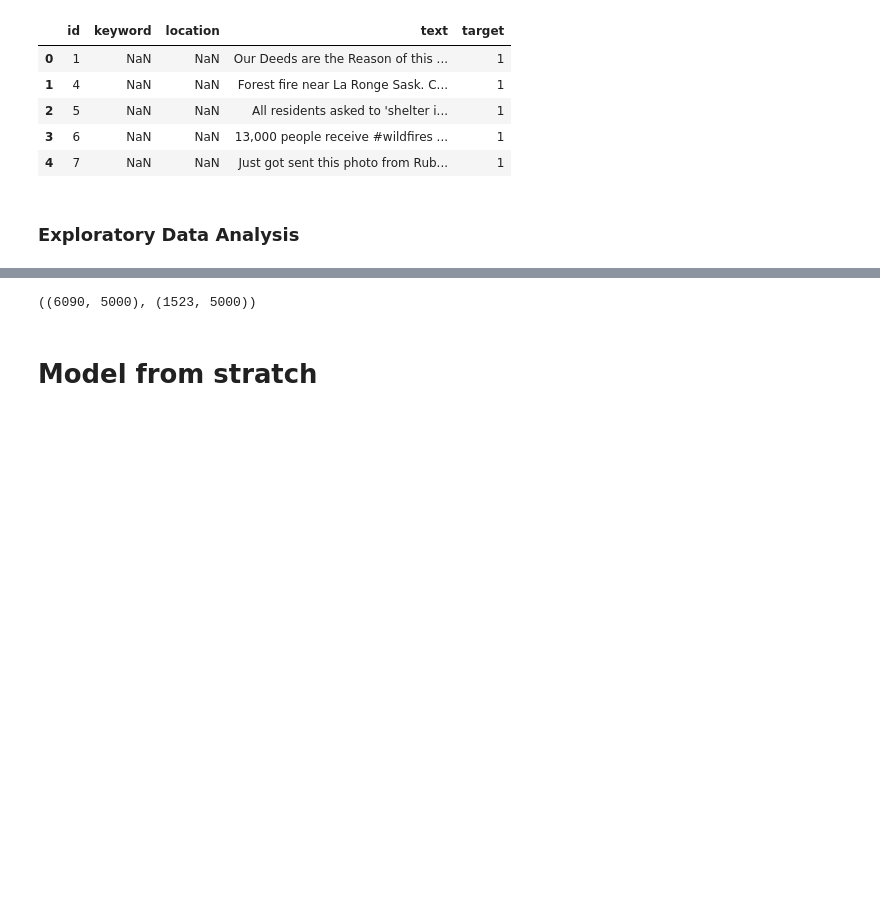
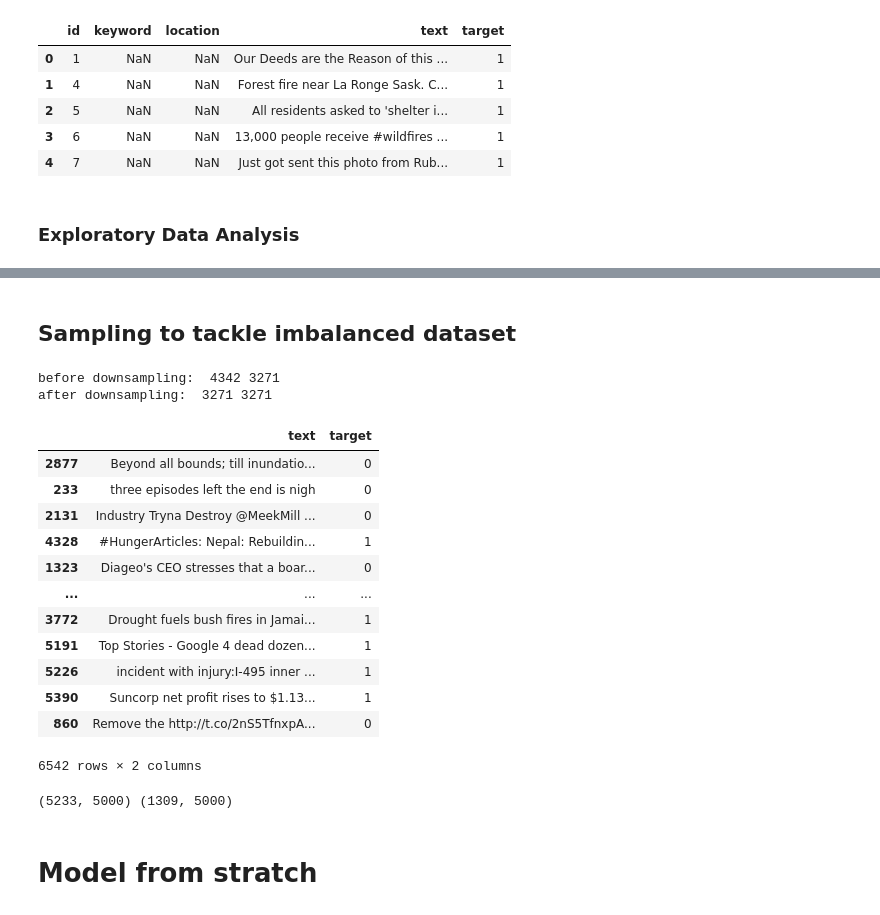
Before and after one commit to sukanyanag/Tweet-Classification-for-Disaster-Detection, a Jupyter notebook: TweetClassificationforDisasterDetection.ipynb, the cells around one changed output, grey strips where cells are left out. Saved outputs shown, nothing was run; the diff lists cells and outputs as text; code cells hidden in the pictures; blank space fills up the shorter version.

Commit message:
sampling and cross validation

```diff
--- a/TweetClassificationforDisasterDetection.ipynb
+++ b/TweetClassificationforDisasterDetection.ipynb
@@ -142,9 +143,8 @@ plt.show()
 # %%
 # Filling missing values for 'keyword' and 'location' with the string 'unknown'
-df_train['keyword'].fillna('unknown', inplace=True)
-df_train['location'].fillna('unknown', inplace=True)
-df_test['keyword'].fillna('unknown', inplace=True)
-df_test['location'].fillna('unknown', inplace=True)
+df_train = df_train[['text','target']]
+df_test = df_test[['text']]
+
 
 # Stopwords list
 stop_words = set(stopwords.words('english'))
@@ -164,6 +164,44 @@ def get_wordnet_pos(tag):
         return wordnet.ADV
     else:
         return wordnet.NOUN
+# %% [markdown]
+## Sampling to tackle imbalanced dataset
+# %%
+from sklearn.utils import resample
+
+target_1 = df_train.loc[df_train['target'] == 1]
+len_target_1 = df_train.loc[df_train['target'] == 1].shape[0]
+
+target_0 = df_train.loc[df_train['target'] == 0]
+len_target_0 = df_train.loc[df_train['target'] == 0].shape[0]
+
+print('before downsampling: ',len_target_0,len_target_1)
+
+
+target_0 = resample(target_0,replace=False,n_samples= len_target_1, random_state=42)
+
+print('after downsampling: ',target_0.shape[0],target_1.shape[0])
+# %% [output]
+before downsampling:  4342 3271
+after downsampling:  3271 3271
+# %%
+df = pd.concat([target_0,target_1],ignore_index= True)
+df = df.sample(frac=1, random_state=42)
+df
+# %% [output]
+|  | text | target |
+| 2877 | Beyond all bounds; till inundatio... | 0 |
+| 233 | three episodes left the end is nigh | 0 |
+| 2131 | Industry Tryna Destroy @MeekMill ... | 0 |
+| 4328 | #HungerArticles: Nepal: Rebuildin... | 1 |
+| 1323 | Diageo's CEO stresses that a boar... | 0 |
+| ... | ... | ... |
+| 3772 | Drought fuels bush fires in Jamai... | 1 |
+| 5191 | Top Stories - Google 4 dead dozen... | 1 |
+| 5226 | incident with injury:I-495 inner ... | 1 |
+| 5390 | Suncorp net profit rises to $1.13... | 1 |
+| 860 | Remove the http://t.co/2nS5TfnxpA... | 0 |
+6542 rows × 2 columns
 # %%
 # Define the emoji pattern
 emoji_pattern = re.compile("["
@@ -225,11 +263,10 @@ X_tfidf = tfidf_vectorizer.fit_transform(df_train['text_clean'])
 X_tfidf = X_tfidf.toarray()
 # %%
 # Split the data into training and validation sets
-X_train, X_val, y_train, y_val = train_test_split(X_tfidf, df_train['target'], test_size=0.2, random_state=42)
+X_train, X_val, y_train, y_val = train_test_split(X_tfidf, df['target'], test_size=0.2, random_state=42)
 
-# Display the shapes of the output vectors
-X_train.shape, X_val.shape
+print(X_train.shape, X_val.shape)
 # %% [output]
-((6090, 5000), (1523, 5000))
+(5233, 5000) (1309, 5000)
 # %% [markdown]
 # Model from stratch
```
Also changed, not shown: parts of 26 cells of this notebook, 3 other files.
